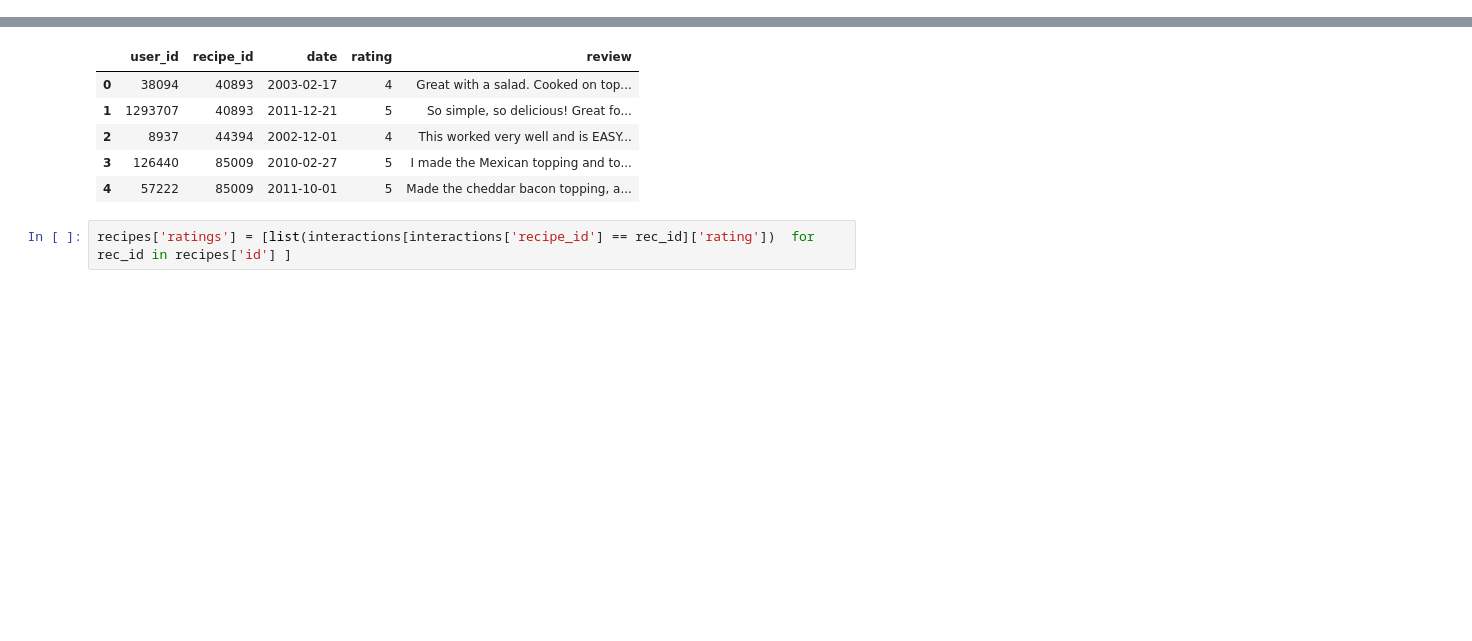
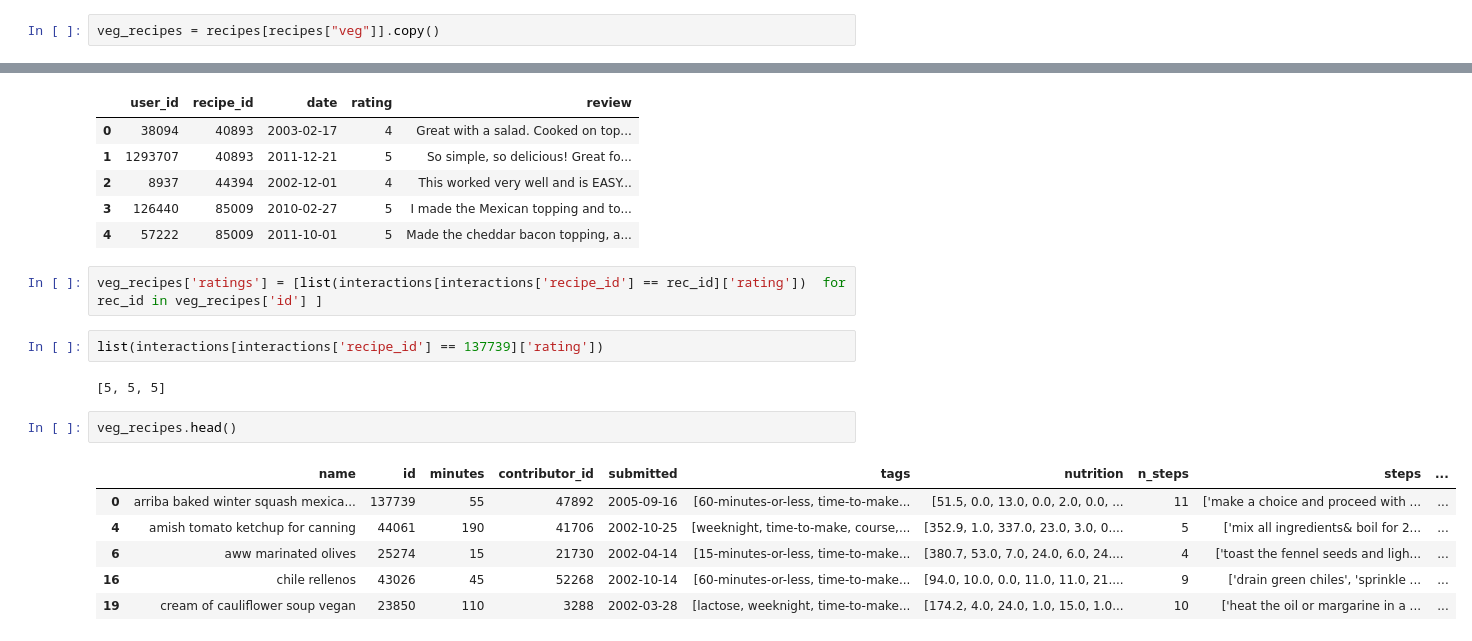
Before and after one commit to kamalah/data-analytics-final-project, a Jupyter notebook: explore_data.ipynb, the cells around one changed output, grey strips where cells are left out. Drawn from its saved outputs; the diff is of its cells as text; blank space fills up the shorter version.

Commit message:
recipe ingredient exploration

```diff
--- a/explore_data.ipynb
+++ b/explore_data.ipynb
@@ -194,3 +194,5 @@ recipes["veg"].sum()
+# %%
+veg_recipes = recipes[recipes["veg"]].copy()
 # %%
 interactions = pd.read_csv('data/large_data/RAW_interactions.csv')
 # %%
@@ -203,4 +205,17 @@ interactions.head()
 | 3 | 126440 | 85009 | 2010-02-27 | 5 | I made the Mexican topping and to... |
 | 4 | 57222 | 85009 | 2011-10-01 | 5 | Made the cheddar bacon topping, a... |
 # %%
-recipes['ratings'] = [list(interactions[interactions['recipe_id'] == rec_id]['rating'])  for rec_id in recipes['id'] ]
+veg_recipes['ratings'] = [list(interactions[interactions['recipe_id'] == rec_id]['rating'])  for rec_id in veg_recipes['id'] ]
+# %%
+list(interactions[interactions['recipe_id'] == 137739]['rating'])
+# %% [output]
+[5, 5, 5]
+# %%
+veg_recipes.head()
+# %% [output]
+|  | name | id | minutes | contributor_id | submitted | tags | nutrition | n_steps | steps | ... |
+| 0 | arriba baked winter squash mexica... | 137739 | 55 | 47892 | 2005-09-16 | [60-minutes-or-less, time-to-make... | [51.5, 0.0, 13.0, 0.0, 2.0, 0.0, ... | 11 | ['make a choice and proceed with ... | ... |
+| 4 | amish tomato ketchup for canning | 44061 | 190 | 41706 | 2002-10-25 | [weeknight, time-to-make, course,... | [352.9, 1.0, 337.0, 23.0, 3.0, 0.... | 5 | ['mix all ingredients& boil for 2... | ... |
+| 6 | aww marinated olives | 25274 | 15 | 21730 | 2002-04-14 | [15-minutes-or-less, time-to-make... | [380.7, 53.0, 7.0, 24.0, 6.0, 24.... | 4 | ['toast the fennel seeds and ligh... | ... |
+| 16 | chile rellenos | 43026 | 45 | 52268 | 2002-10-14 | [60-minutes-or-less, time-to-make... | [94.0, 10.0, 0.0, 11.0, 11.0, 21.... | 9 | ['drain green chiles', 'sprinkle ... | ... |
+| 19 | cream of cauliflower soup vegan | 23850 | 110 | 3288 | 2002-03-28 | [lactose, weeknight, time-to-make... | [174.2, 4.0, 24.0, 1.0, 15.0, 1.0... | 10 | ['heat the oil or margarine in a ... | ... |
```
Also changed, not shown: parts of 8 cells of this notebook, 2 other files.
